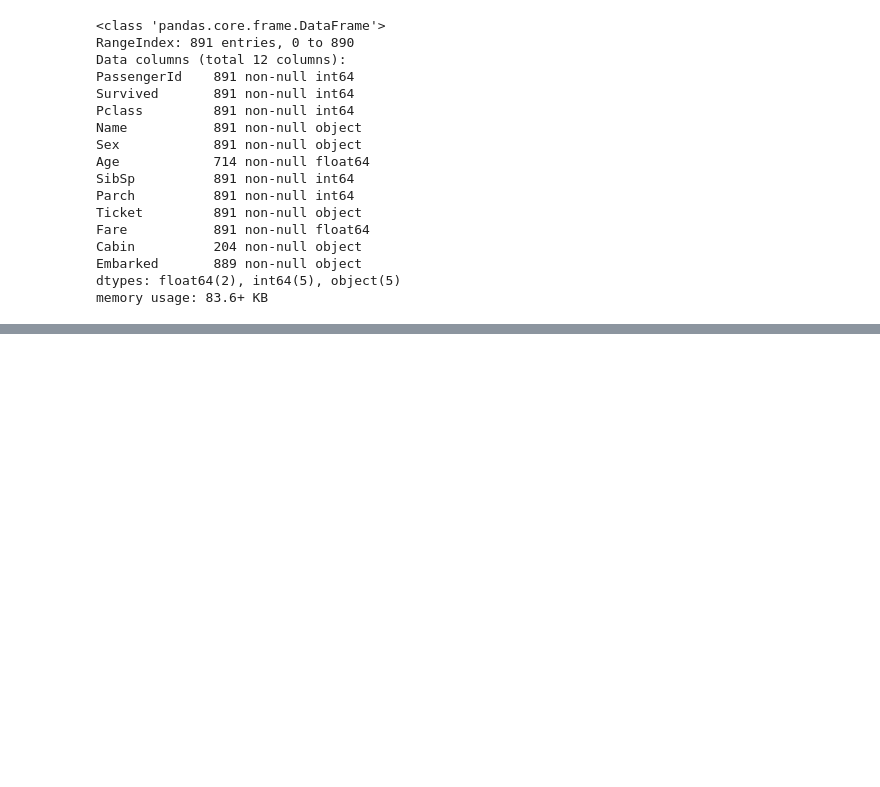
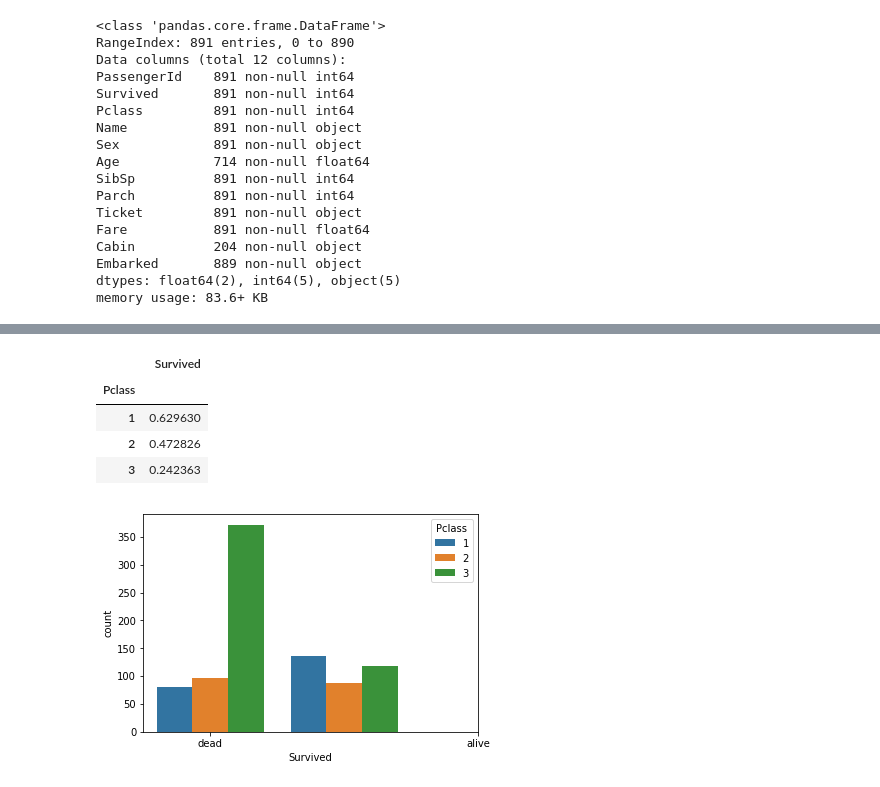
Before and after one commit to helloooooo/titanic-prac, a Jupyter notebook: second_submit.ipynb, the cells around one changed output, grey strips where cells are left out. Drawn from its saved outputs; the diff is of its cells as text; code cells hidden in the pictures; blank space fills up the shorter version.

```diff
--- a/second_submit.ipynb
+++ b/second_submit.ipynb
@@ -58,0 +187,12 @@ memory usage: 83.6+ KB
+# %%
+sns.countplot(x="Survived",hue="Pclass",data=df_train)
+plt.xticks([0.0,2.0],["dead","alive"])
+
+df_train[["Survived","Pclass"]].groupby(["Pclass"]).mean()
+# %% [output]
+|  | Survived |
+| Pclass |  |
+| 1 | 0.629630 |
+| 2 | 0.472826 |
+| 3 | 0.242363 |
+[figure, added]
```
Also changed, not shown: parts of 21 cells of this notebook.
